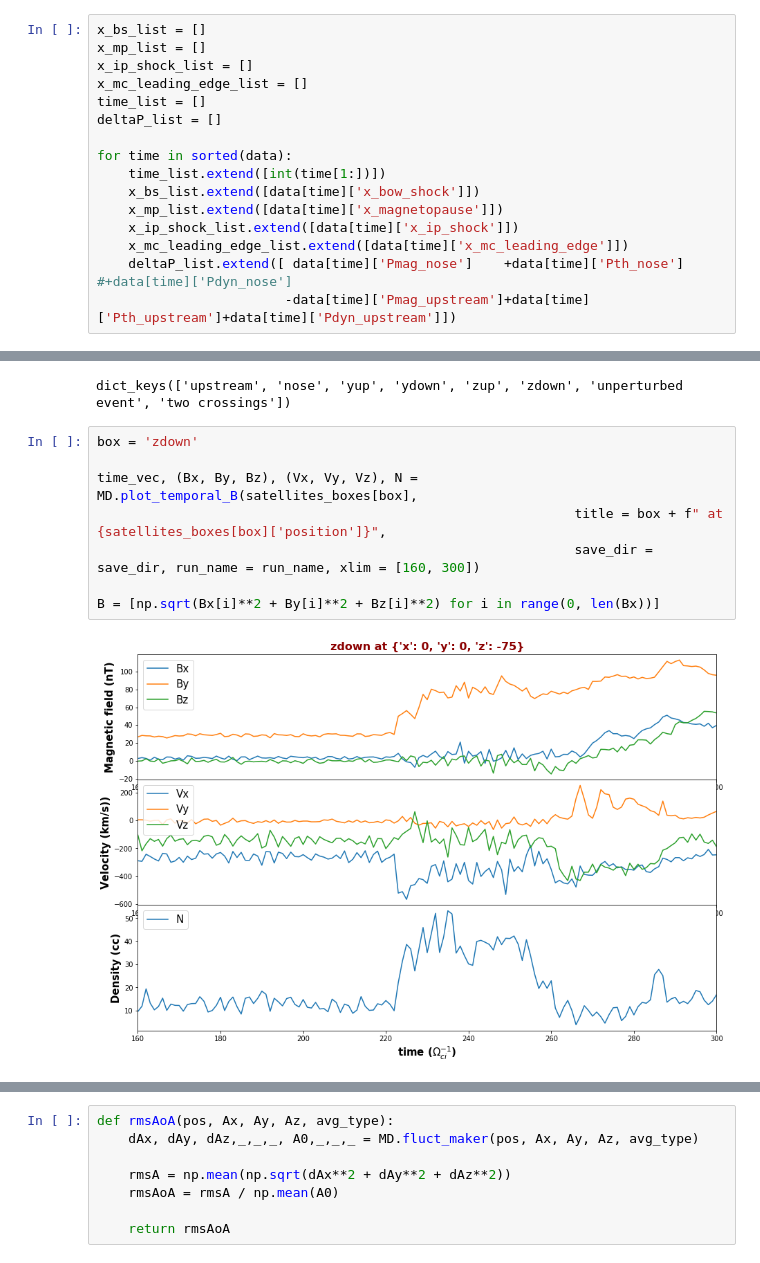
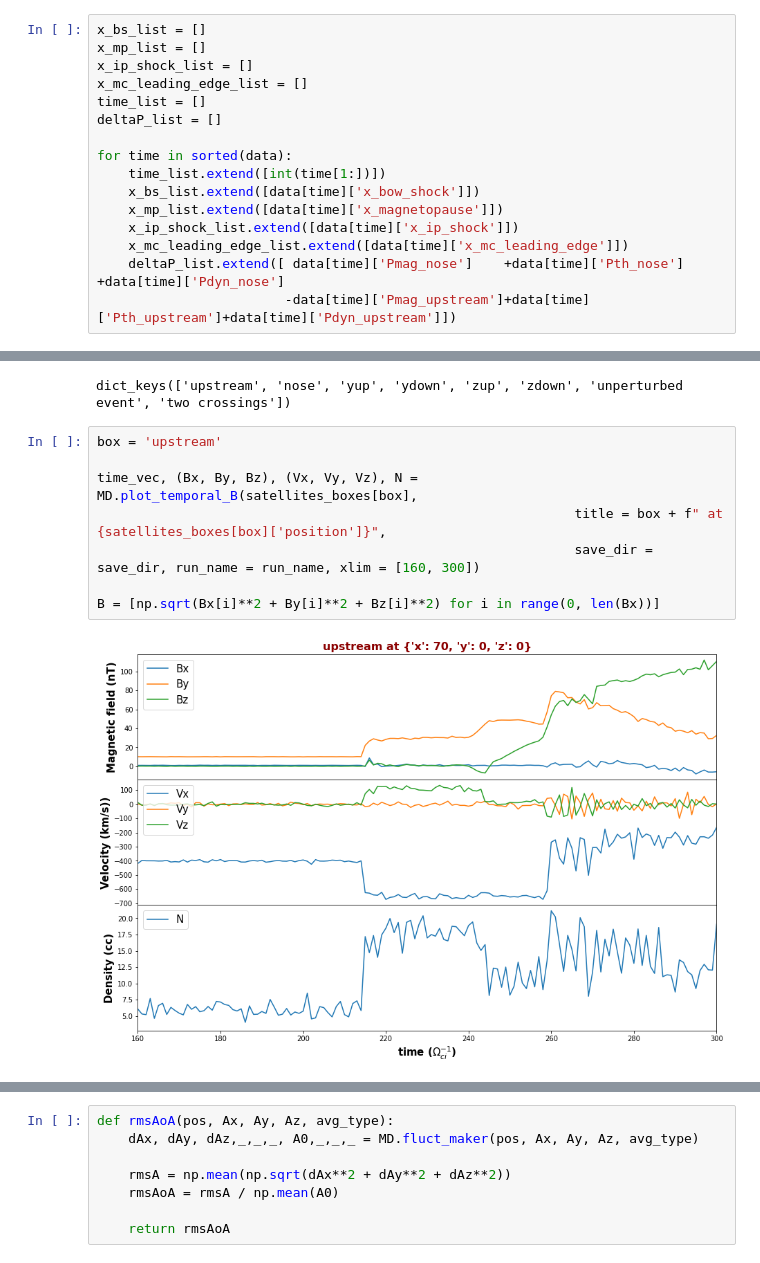
Before and after one commit to cmoissar/Jupyter-Notebooks, a Jupyter notebook: Story_Reader.ipynb, the cells around one changed output, grey strips where cells are left out. Saved outputs shown, nothing was run; the diff lists cells and outputs as text.

Commit message:
some improvement to temporal_B/ spectectra calculations and plots

```diff
--- a/Story_Reader.ipynb
+++ b/Story_Reader.ipynb
@@ -378,7 +398,7 @@ for time in sorted(data):
     x_mp_list.extend([data[time]['x_magnetopause']])
     x_ip_shock_list.extend([data[time]['x_ip_shock']])
     x_mc_leading_edge_list.extend([data[time]['x_mc_leading_edge']])
-    deltaP_list.extend([ data[time]['Pmag_nose']    +data[time]['Pth_nose']    #+data[time]['Pdyn_nose']
+    deltaP_list.extend([ data[time]['Pmag_nose']    +data[time]['Pth_nose']    +data[time]['Pdyn_nose']
                         -data[time]['Pmag_upstream']+data[time]['Pth_upstream']+data[time]['Pdyn_upstream']])
 # %%
 print(x_ip_shock_list)
@@ -1056,12 +1145,12 @@ satellites_boxes.keys()
 # %% [output]
 dict_keys(['upstream', 'nose', 'yup', 'ydown', 'zup', 'zdown', 'unperturbed event', 'two crossings'])
 # %%
-box = 'zdown'
+box = 'upstream'
 
 time_vec, (Bx, By, Bz), (Vx, Vy, Vz), N = MD.plot_temporal_B(satellites_boxes[box],
                                                              title = box + f" at {satellites_boxes[box]['position']}",
                                                              save_dir = save_dir, run_name = run_name, xlim = [160, 300])
 
 B = [np.sqrt(Bx[i]**2 + By[i]**2 + Bz[i]**2) for i in range(0, len(Bx))]
 # %% [output]
-[figure, old version]
+[figure, new version]
```
Also changed, not shown: parts of 24 cells of this notebook, 1 other file.
